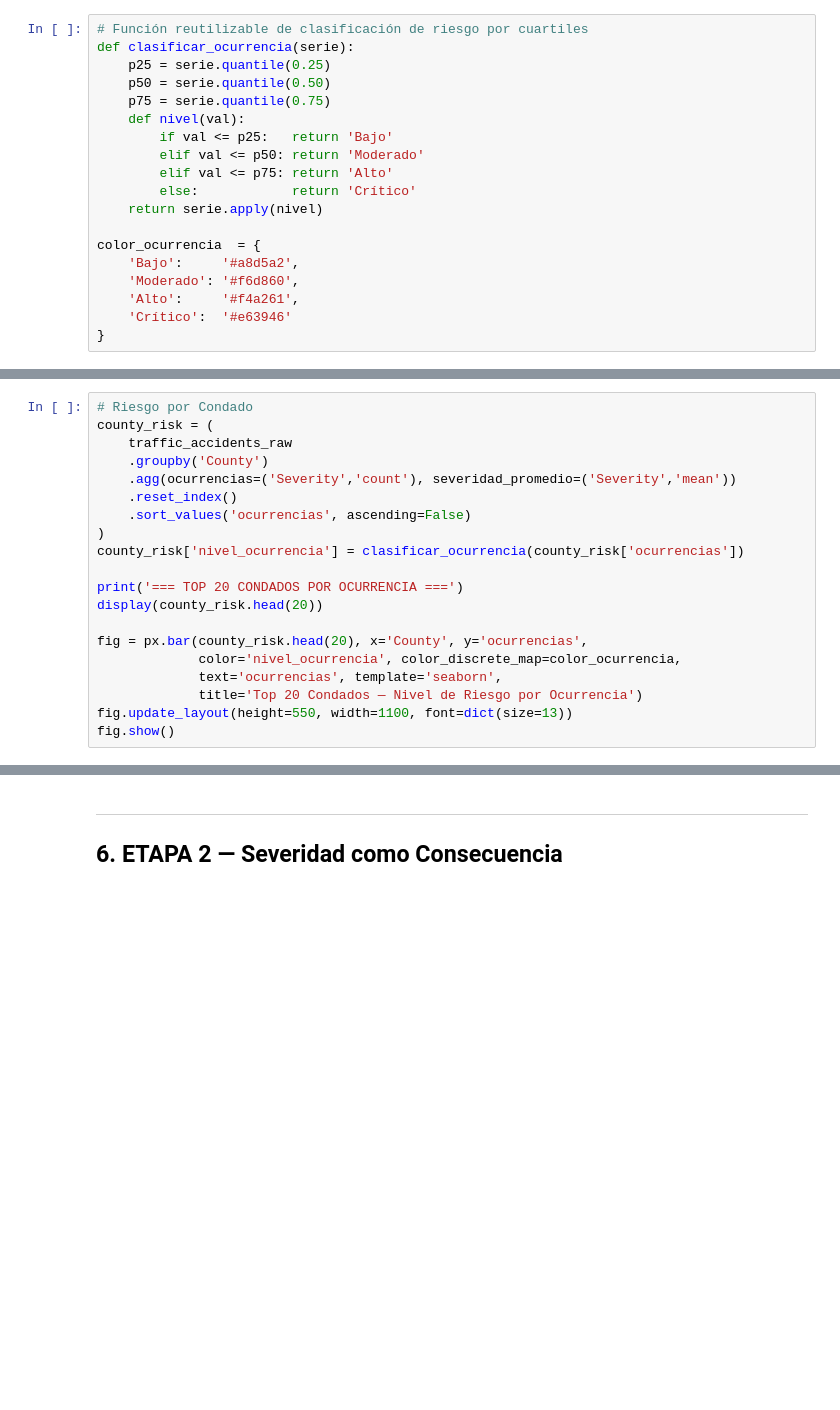
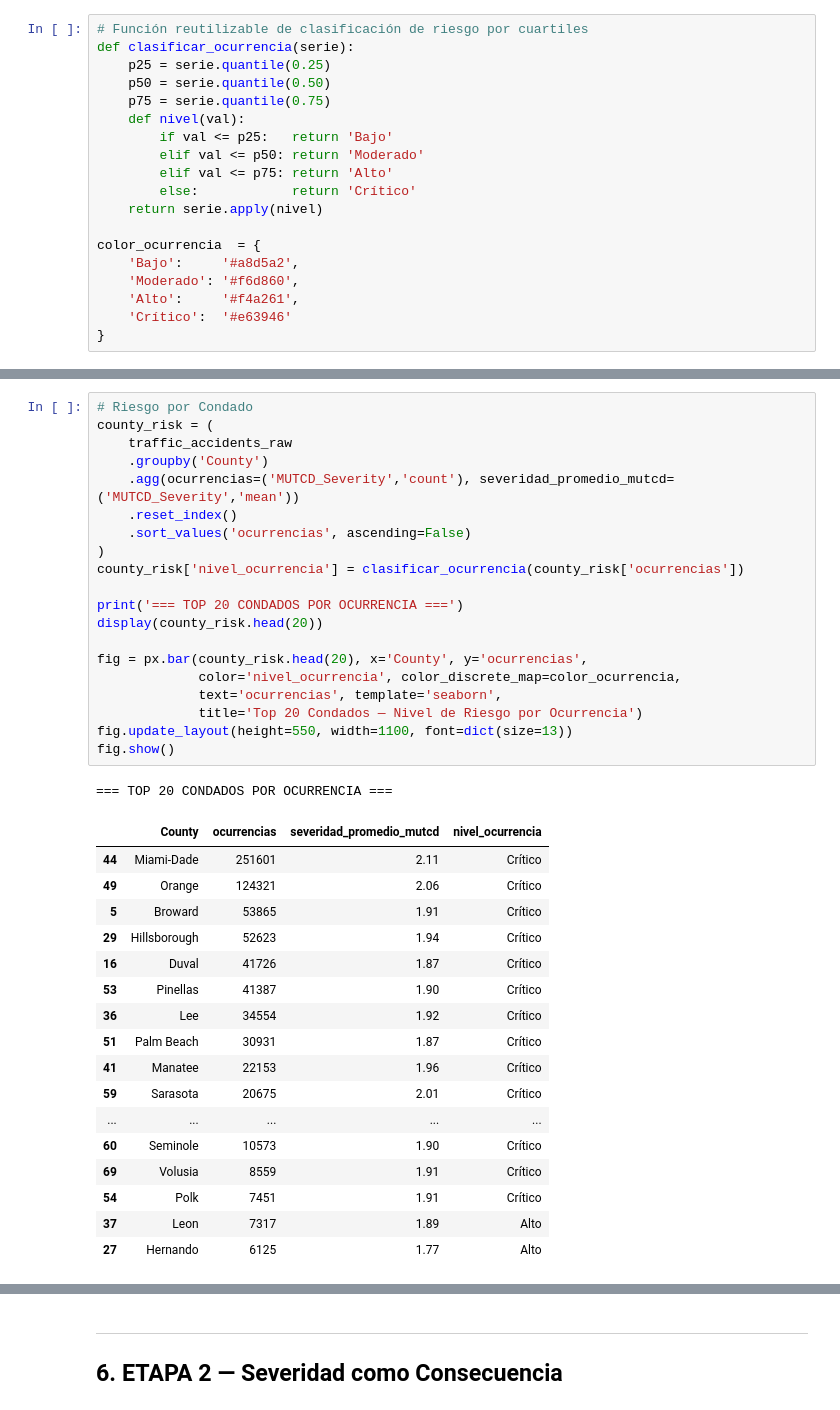
Before and after one commit to edegraciab/final_project, a Jupyter notebook: notebooks/proyecto_integrador_2/04.EDA_FL_v2.ipynb, the cells around one changed output, grey strips where cells are left out. Drawn from its saved outputs; the diff is of its cells as text; blank space fills up the shorter version.

```diff
--- a/notebooks/proyecto_integrador_2/04.EDA_FL_v2.ipynb
+++ b/notebooks/proyecto_integrador_2/04.EDA_FL_v2.ipynb
@@ -777,20 +1026,39 @@ color_ocurrencia  = {
 # %%
 # Riesgo por Condado
 county_risk = (
     traffic_accidents_raw
     .groupby('County')
-    .agg(ocurrencias=('Severity','count'), severidad_promedio=('Severity','mean'))
+    .agg(ocurrencias=('MUTCD_Severity','count'), severidad_promedio_mutcd=('MUTCD_Severity','mean'))
     .reset_index()
     .sort_values('ocurrencias', ascending=False)
 )
 county_risk['nivel_ocurrencia'] = clasificar_ocurrencia(county_risk['ocurrencias'])
 
 print('=== TOP 20 CONDADOS POR OCURRENCIA ===')
 display(county_risk.head(20))
 
 fig = px.bar(county_risk.head(20), x='County', y='ocurrencias',
              color='nivel_ocurrencia', color_discrete_map=color_ocurrencia,
              text='ocurrencias', template='seaborn',
              title='Top 20 Condados — Nivel de Riesgo por Ocurrencia')
 fig.update_layout(height=550, width=1100, font=dict(size=13))
 fig.show()
+# %% [output]
+=== TOP 20 CONDADOS POR OCURRENCIA ===
+|  | County | ocurrencias | severidad_promedio_mutcd | nivel_ocurrencia |
+| 44 | Miami-Dade | 251601 | 2.11 | Crítico |
+| 49 | Orange | 124321 | 2.06 | Crítico |
+| 5 | Broward | 53865 | 1.91 | Crítico |
+| 29 | Hillsborough | 52623 | 1.94 | Crítico |
+| 16 | Duval | 41726 | 1.87 | Crítico |
+| 53 | Pinellas | 41387 | 1.90 | Crítico |
+| 36 | Lee | 34554 | 1.92 | Crítico |
+| 51 | Palm Beach | 30931 | 1.87 | Crítico |
+| 41 | Manatee | 22153 | 1.96 | Crítico |
+| 59 | Sarasota | 20675 | 2.01 | Crítico |
+| ... | ... | ... | ... | ... |
+| 60 | Seminole | 10573 | 1.90 | Crítico |
+| 69 | Volusia | 8559 | 1.91 | Crítico |
+| 54 | Polk | 7451 | 1.91 | Crítico |
+| 37 | Leon | 7317 | 1.89 | Alto |
+| 27 | Hernando | 6125 | 1.77 | Alto |
```
Also changed, not shown: parts of 47 cells of this notebook.
